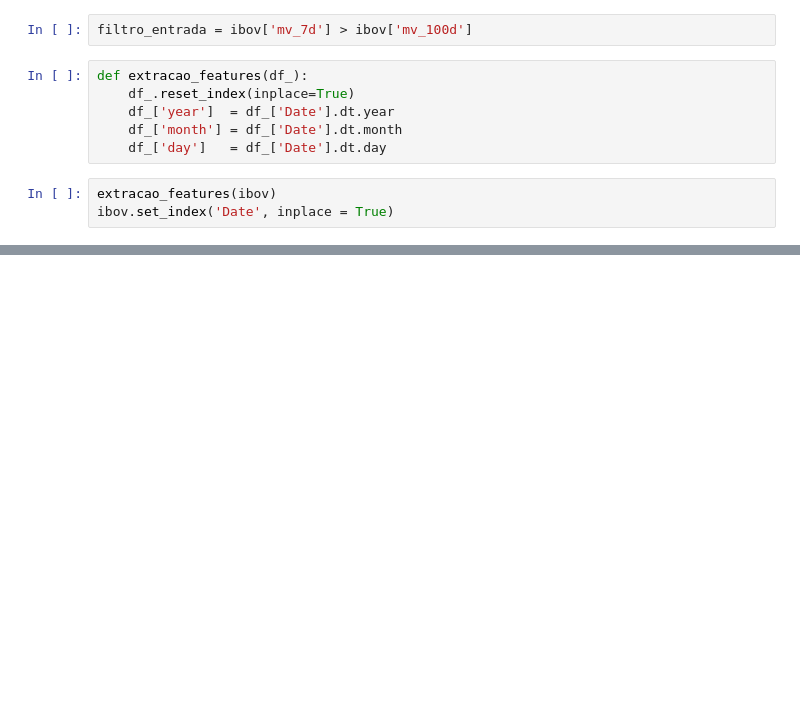
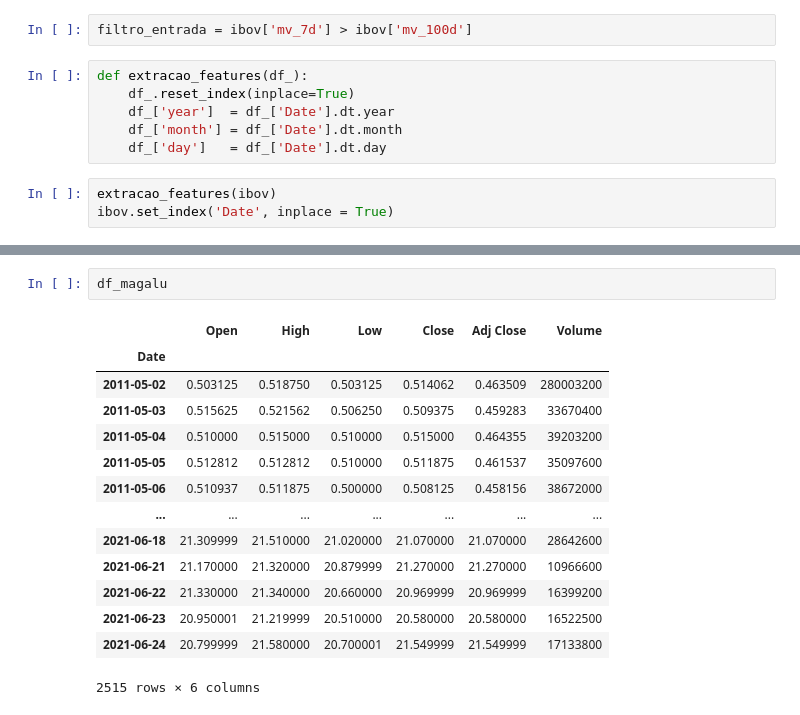
Before and after one commit to allpedroza/python-dataanalysis, a Jupyter notebook: bovespa.ipynb, the cells around one changed output, grey strips where cells are left out. Drawn from its saved outputs; the diff is of its cells as text; blank space fills up the shorter version.

```diff
--- a/bovespa.ipynb
+++ b/bovespa.ipynb
@@ -251,0 +301,17 @@ ibov[filtro_entrada].groupby('day').agg({'day':'count'}).plot(kind='bar')
+# %%
+df_magalu
+# %% [output]
+|  | Open | High | Low | Close | Adj Close | Volume |
+| Date |  |  |  |  |  |  |
+| 2011-05-02 | 0.503125 | 0.518750 | 0.503125 | 0.514062 | 0.463509 | 280003200 |
+| 2011-05-03 | 0.515625 | 0.521562 | 0.506250 | 0.509375 | 0.459283 | 33670400 |
+| 2011-05-04 | 0.510000 | 0.515000 | 0.510000 | 0.515000 | 0.464355 | 39203200 |
+| 2011-05-05 | 0.512812 | 0.512812 | 0.510000 | 0.511875 | 0.461537 | 35097600 |
+| 2011-05-06 | 0.510937 | 0.511875 | 0.500000 | 0.508125 | 0.458156 | 38672000 |
+| ... | ... | ... | ... | ... | ... | ... |
+| 2021-06-18 | 21.309999 | 21.510000 | 21.020000 | 21.070000 | 21.070000 | 28642600 |
+| 2021-06-21 | 21.170000 | 21.320000 | 20.879999 | 21.270000 | 21.270000 | 10966600 |
+| 2021-06-22 | 21.330000 | 21.340000 | 20.660000 | 20.969999 | 20.969999 | 16399200 |
+| 2021-06-23 | 20.950001 | 21.219999 | 20.510000 | 20.580000 | 20.580000 | 16522500 |
+| 2021-06-24 | 20.799999 | 21.580000 | 20.700001 | 21.549999 | 21.549999 | 17133800 |
+2515 rows × 6 columns
```
Also changed, not shown: parts of 21 cells of this notebook.
